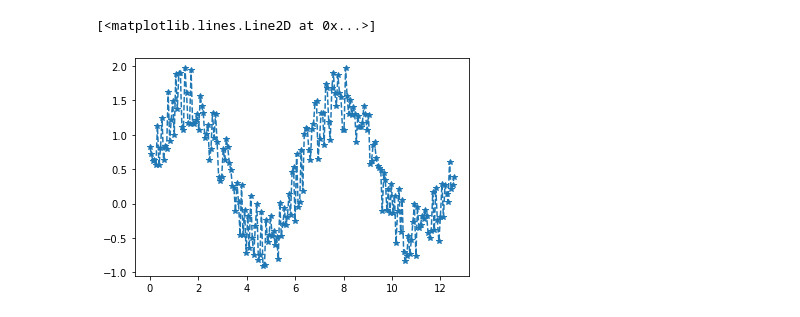
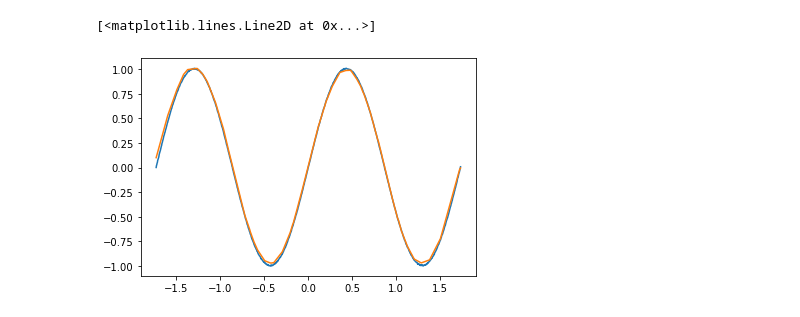
Before and after one commit to ie-ai-class/ai-2564-1, a Jupyter notebook: Topic 07 - ANN/S3 - ANN Lecture.ipynb, the cells around one changed output. Cells and saved outputs as stored; diff of their text form; code cells hidden in the pictures.

```diff
--- a/Topic 07 - ANN/S3 - ANN Lecture.ipynb
+++ b/Topic 07 - ANN/S3 - ANN Lecture.ipynb
@@ -12,6 +13,14 @@ from tensorflow.keras.utils import plot_model
 # %%
-nPoint = 200
-X = np.linspace(0,4*np.pi, nPoint)
-y = np.sin(X) + np.random.random((nPoint,))
-nPoint
+nPoint = 1000
+X1d = np.linspace(0,4*np.pi, nPoint)
+y = np.sin(X1d) + np.random.random((nPoint,))/100
+
+X2d = X1d[..., np.newaxis]
+
+sc = StandardScaler()
+
+X2d_std = sc.fit_transform(X2d)
+
+fig, ax = plt.subplots()
+ax.plot(X2d_std,y,'*--')
 # %% [output]
@@ -18,0 +29,23 @@ nPoint
+# %%
+tf.keras.backend.clear_session()
+layerIn = Input(shape=(1,))
+
+layerMid = layerIn
+for _ in range(4):
+    layerMid = Dense(256,activation='relu', kernel_initializer='normal')(layerMid)
+
+layerOut = Dense(1, kernel_initializer='normal')(layerMid)
+
+model = Model(inputs=layerIn, outputs=layerOut)
+
+model.summary()
+
+# model.compile(
+#     optimizer=tf.optimizers.Adam(learning_rate=0.1),
+#     loss='mean_absolute_error', metrics=['mean_absolute_error'])
+
+model.compile(
+    optimizer=tf.optimizers.Adam(learning_rate=0.01),
+    loss='mean_absolute_error')
+
+history = model.fit(X2d_std,y,epochs=1000)
@@ -19,6 +83,8 @@ nPoint
 # %%
-fig, ax = plt.subplots()
-ax.plot(X,y,'*--')
+y_pred = model(X2d_std)
+fig ,ax = plt.subplots()
+ax.plot(X2d_std,y)
+ax.plot(X2d_std,y_pred)
 # %% [output]
 [<matplotlib.lines.Line2D at 0x...>]
-[figure, old version]
+[figure, new version]
```
Also changed, not shown: parts of 10 cells of this notebook.
